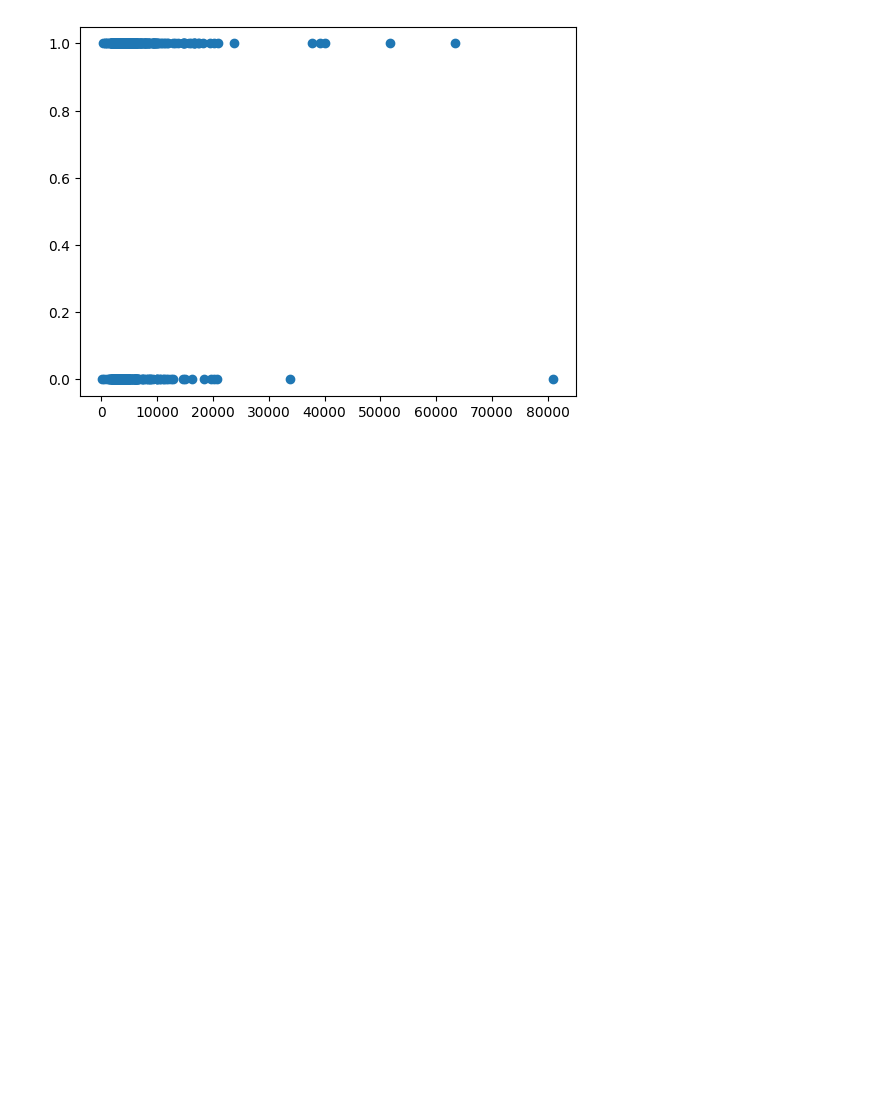
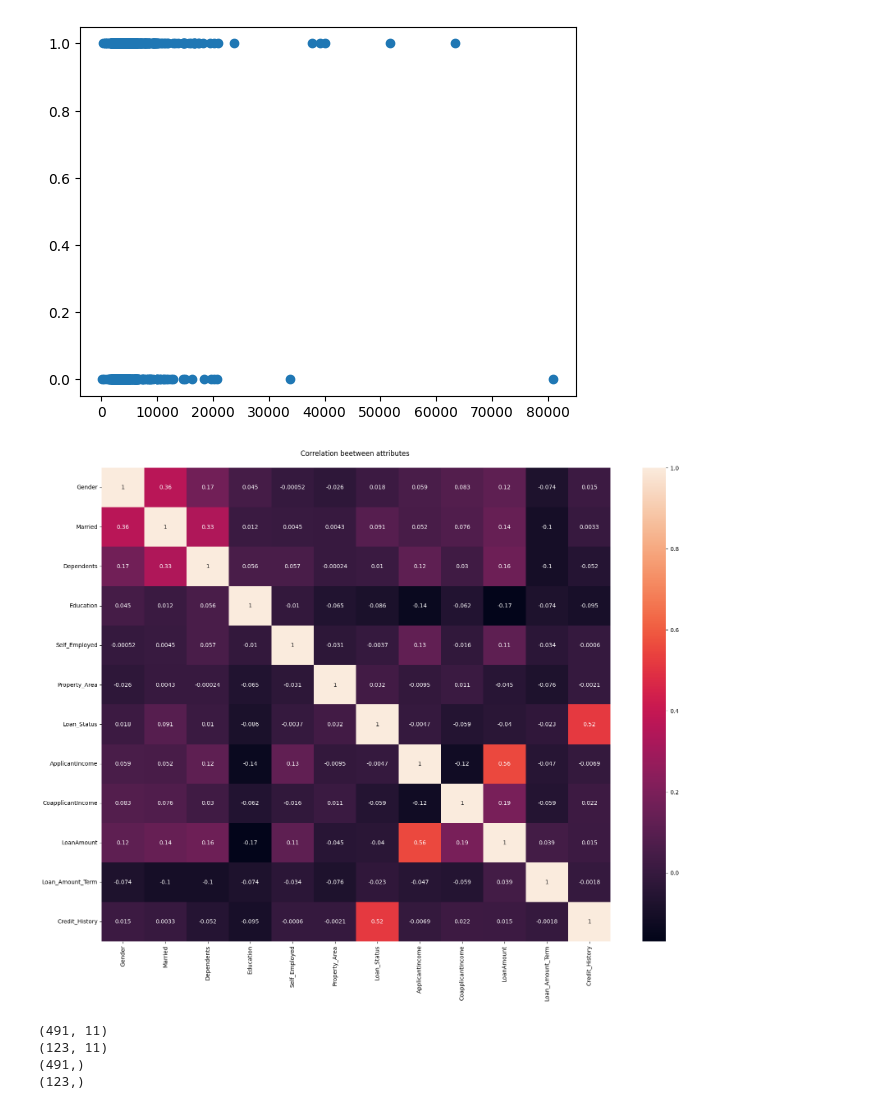
Before and after one commit to Laureoby/credit_dataset_traitement, a Jupyter notebook: Loading_dataset.ipynb, the cells around one changed output. Drawn from its saved outputs; the diff is of its cells as text; code cells hidden in the pictures; blank space fills up the shorter version.

```diff
--- a/Loading_dataset.ipynb
+++ b/Loading_dataset.ipynb
@@ -354,3 +371,11 @@ plt.scatter(data['ApplicantIncome'], data['Loan_Status'])
 plt.show()
 # %% [output]
 [figure]
+# %%
+plt.figure(figsize=(20,15))
+corelation=data.corr()
+sns.heatmap(corelation,annot=True,linecolor="white")
+plt.title('Correlation beetween attributes \n')
+plt.show()
+# %% [output]
+[figure, added]
@@ -356,0 +386,12 @@ plt.show()
+# %%
+from sklearn.model_selection import train_test_split as split
+X_train, X_test, Y_train, Y_test = split(X, Y, test_size=0.2, random_state=42)
+print(X_train.shape)
+print(X_test.shape)
+print(Y_train.shape)
+print(Y_test.shape)
+# %% [output]
+(491, 11)
+(123, 11)
+(491,)
+(123,)
```
Also changed, not shown: parts of 5 cells of this notebook.
